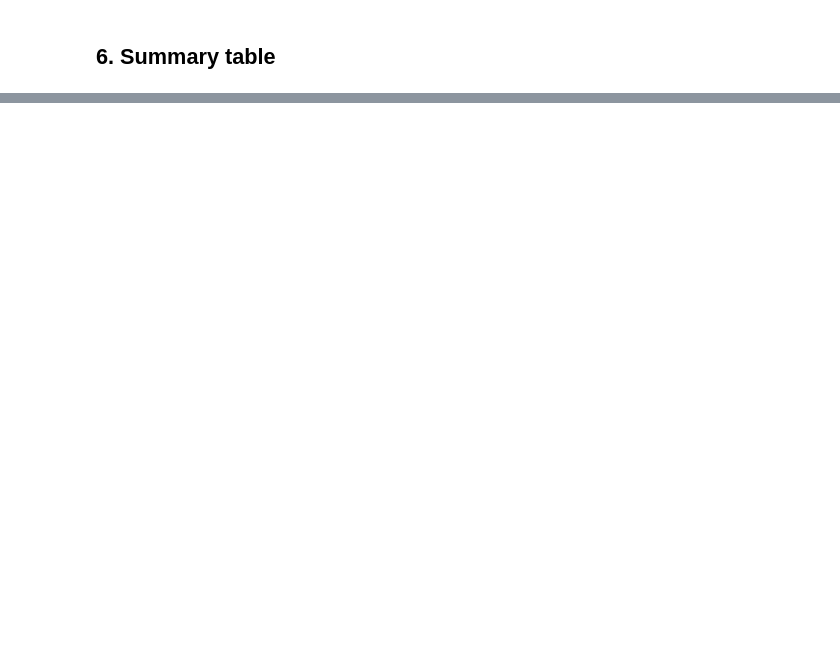
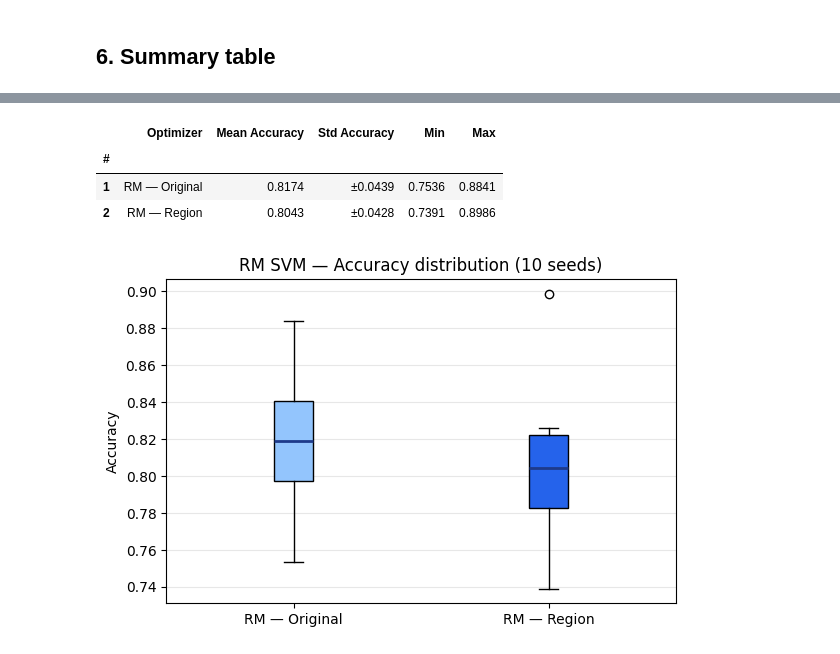
Before and after one commit to NataliiaLysenko/canada-political-party-classifier, a Jupyter notebook: notebooks/RM.ipynb, the cells around one changed output, grey strips where cells are left out. Drawn from its saved outputs; the diff is of its cells as text; code cells hidden in the pictures; blank space fills up the shorter version.

Commit message:
added 10 evaluation comparisons between the two pipelines

```diff
--- a/notebooks/RM.ipynb
+++ b/notebooks/RM.ipynb
@@ -279,0 +274,51 @@ plt.show()
+# %%
+experiments = [
+    {
+        "name": "RM — Original",
+        "optimizer_fn": robbins_monro_svm,
+        "best_result": search_orig["best_result"],
+        "n_epochs_override": N_EPOCHS_FINAL,
+    },
+    {
+        "name": "RM — Region",
+        "optimizer_fn": robbins_monro_svm,
+        "best_result": search_region["best_result"],
+        "n_epochs_override": N_EPOCHS_FINAL,
+    },
+]
+
+summary_rep, raw_rep = repeated_eval_comparison(
+    experiments,
+    filepath=FILEPATH,
+    n_repetitions=10,
+)
+display(summary_rep)
+# %% [output]
+|  | Optimizer | Mean Accuracy | Std Accuracy | Min | Max |
+| # |  |  |  |  |  |
+| 1 | RM — Original | 0.8174 | ±0.0439 | 0.7536 | 0.8841 |
+| 2 | RM — Region | 0.8043 | ±0.0428 | 0.7391 | 0.8986 |
+# %%
+fig, ax = plt.subplots(figsize=(6, 4))
+
+groups = [
+    raw_rep[raw_rep["Optimizer"] == name]["Accuracy"].values
+    for name in ["RM — Original", "RM — Region"]
+]
+bp = ax.boxplot(groups, labels=["RM — Original", "RM — Region"],
+                patch_artist=True)
+colors = ["#93c5fd", "#2563eb"]
+for patch, color in zip(bp["boxes"], colors):
+    patch.set_facecolor(color)
+for median in bp["medians"]:
+    median.set_color("#1e3a8a")
+    median.set_linewidth(2)
+
+ax.set_ylabel("Accuracy")
+ax.set_title("RM SVM — Accuracy distribution (10 seeds)")
+ax.grid(axis="y", alpha=0.3)
+
+plt.tight_layout()
+plt.show()
+# %% [output]
+[figure, added]
```
Also changed, not shown: parts of 11 cells of this notebook, 2 other files.
